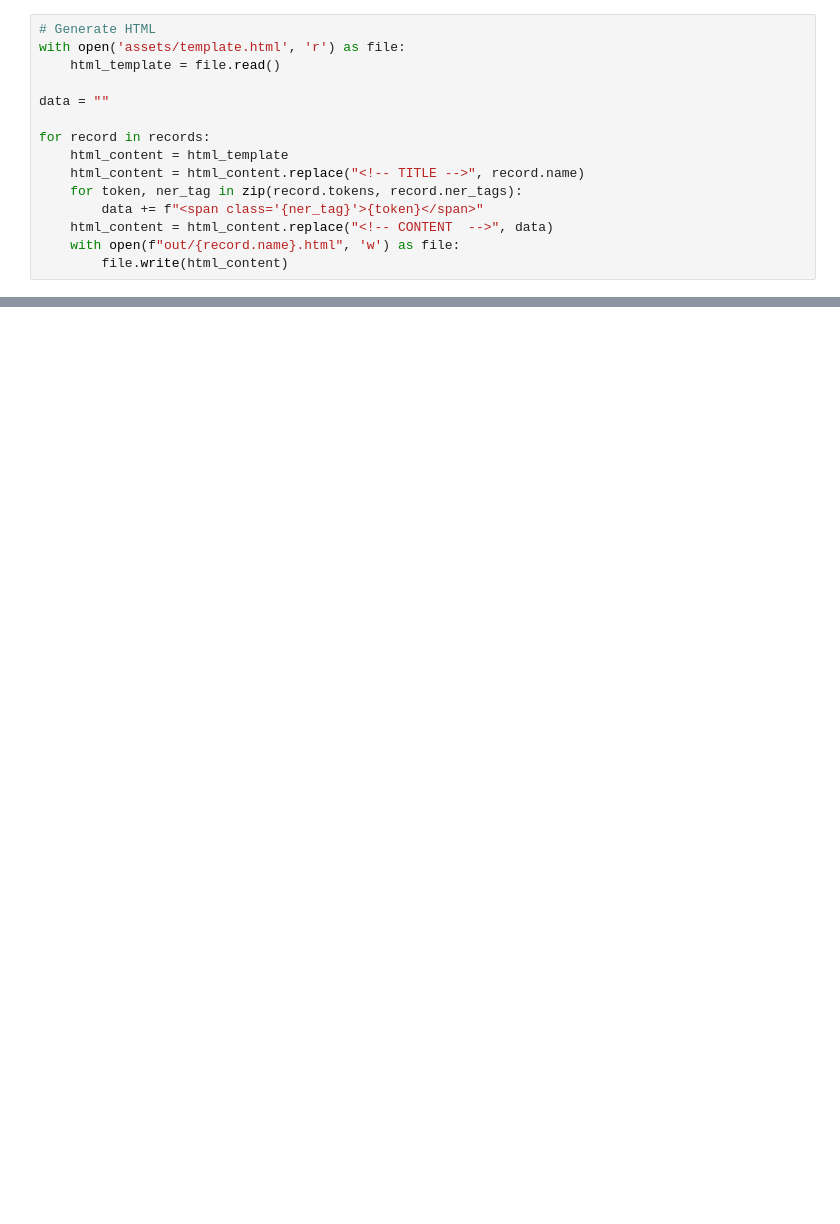
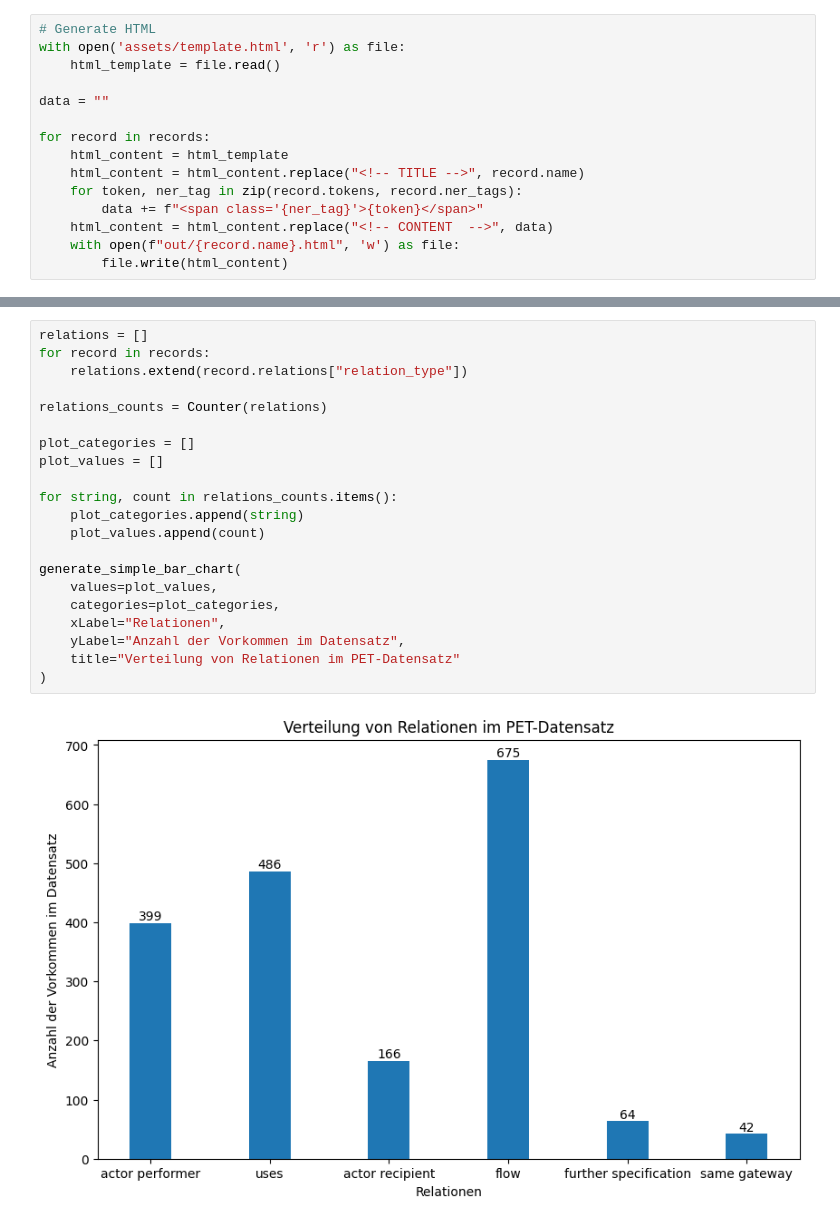
Before and after one commit to 0zelot12/automatic-annotation-chatgpt, a Jupyter notebook: PET.ipynb, the cells around one changed output, grey strips where cells are left out. Saved outputs shown, nothing was run; the diff lists cells and outputs as text; blank space fills up the shorter version.

```diff
--- a/PET.ipynb
+++ b/PET.ipynb
@@ -142,0 +161,23 @@ plt.show()
+# %%
+relations = []
+for record in records:
+    relations.extend(record.relations["relation_type"])
+
+relations_counts = Counter(relations)
+
+plot_categories = []
+plot_values = []
+
+for string, count in relations_counts.items():
+    plot_categories.append(string)
+    plot_values.append(count)
+
+generate_simple_bar_chart(
+    values=plot_values,
+    categories=plot_categories,
+    xLabel="Relationen",
+    yLabel="Anzahl der Vorkommen im Datensatz",
+    title="Verteilung von Relationen im PET-Datensatz"
+)
+# %% [output]
+[figure, added]
```
Also changed, not shown: parts of 6 cells of this notebook, 1 other file.
